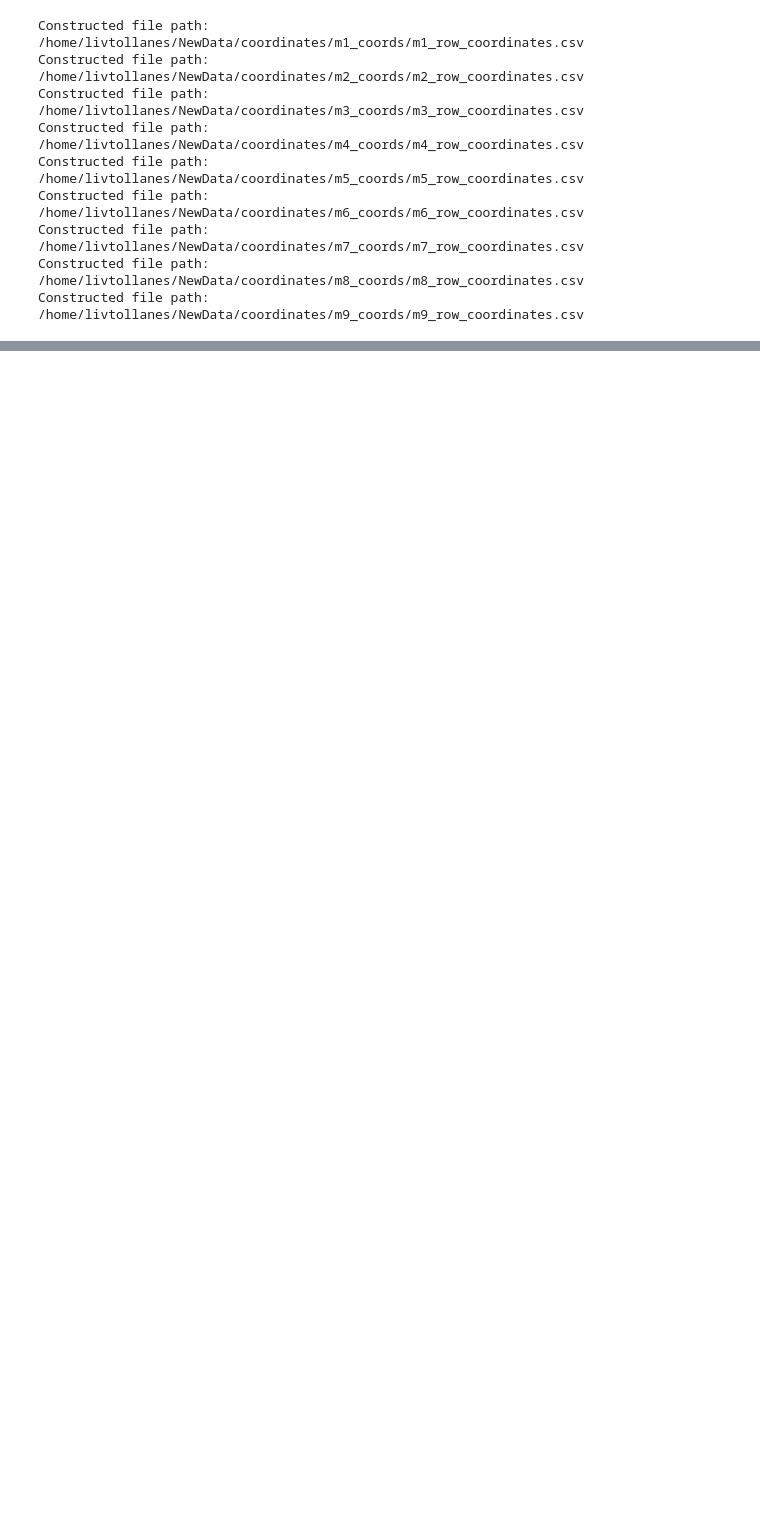
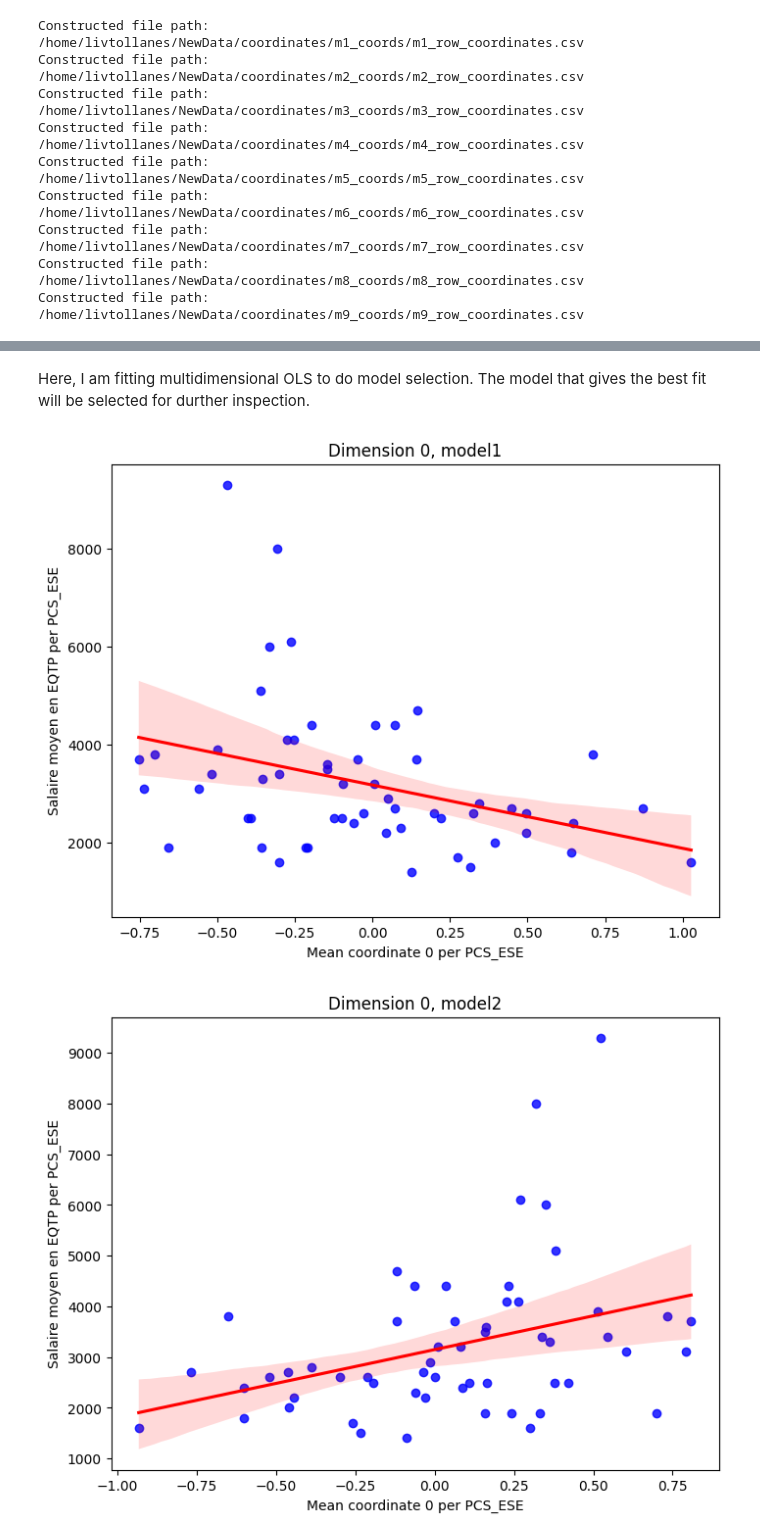
Before and after one commit to livtol99/Liv-Stage---FOCOS-Hand-Over, a Jupyter notebook: Code/Validation/Income_val.ipynb, the cells around one changed output, grey strips where cells are left out. Cells and saved outputs as stored; diff of their text form; code cells hidden in the pictures; blank space fills up the shorter version.

Commit message:
startet model comparison

```diff
--- a/Code/Validation/Income_val.ipynb
+++ b/Code/Validation/Income_val.ipynb
@@ -38,10 +38,7 @@ Create a function that:
 #Load the income + job title data
 path= '/home/livtollanes/10.jan-thesis/Code/Validation/Data/'
 file = 'onlygreens_cleaned.csv'
-jobs = pd.read_csv(path + file, sep = ',', index_col= 0)
-
-#change type of id col to enable merge with coordinate file
-jobs['follower_id'] = jobs['follower_id'].replace(',', '.', regex=True).astype(float).astype('int64')
+jobs = pd.read_csv(path + file, index_col= 0, dtype={'follower_id': str})
 # %% [markdown]
 In total, we have 11 684 unique users with a job title after preprocessing
 # %%
@@ -124,0 +161,11 @@ print(df9.shape)
+# %%
+for i, df in enumerate(dataframes, 1):
+    grouped = df.groupby('title').agg({'0': ['median', 'std'], 'Salaire moyen en EQTP': 'first', 'PCS_ESE': 'first'}).reset_index()
+    # Extract the first digit of PCS_ESE as the color
+    grouped['class'] = grouped['PCS_ESE', 'first'].str[0].astype(int)
+    correlation, p_value = spearmanr(grouped[('class')], grouped[('Salaire moyen en EQTP', 'first')])
+    if p_value < 0.05:
+        print(f"Model m{i}:")
+        print(f"Spearman's rank correlation: {correlation}")
+        print(f"p-value: {p_value}")
+        print("\n")
@@ -124,0 +192,35 @@ print(df9.shape)
+# %% [markdown]
+Here, I am fitting multidimensional OLS to do model selection.
+The model that gives the best fit will be selected for durther inspection.
+# %%
+import statsmodels.api as sm
+from statsmodels.stats.outliers_influence import variance_inflation_factor
+from statsmodels.stats.stattools import durbin_watson
+import matplotlib.pyplot as plt
+import seaborn as sns
+from scipy import stats
+import numpy as np
+
+dataframes = [df1, df2, df3, df4, df5, df6, df7, df8, df9]
+
+for i, df in enumerate(dataframes, 1):
+    X = df[['0']]
+    y = df['Salaire moyen en EQTP']
+
+
+    # Plot relationship between the mean of each independent variable grouped by 'title' and the dependent variable
+    for col in X.columns:
+        grouped = df.groupby('PCS_ESE')[col].mean()
+        income = df.groupby('PCS_ESE')['Salaire moyen en EQTP'].first()
+        plt.figure(figsize=(8, 6))
+
+        # Use seaborn's regplot function to plot the scatter plot with a regression line and confidence interval
+        sns.regplot(x=grouped, y=income, ci=95, color='b', line_kws={'color':'red'})
+
+        plt.xlabel(f'Mean coordinate {col} per PCS_ESE')
+        plt.ylabel('Salaire moyen en EQTP per PCS_ESE')
+        plt.title(f'Dimension {col}, model{i}')
+        plt.show()
+# %% [output]
+[figure, added]
+[figure, added]
```
Also changed, not shown: parts of 16 cells of this notebook, 2 other files.
